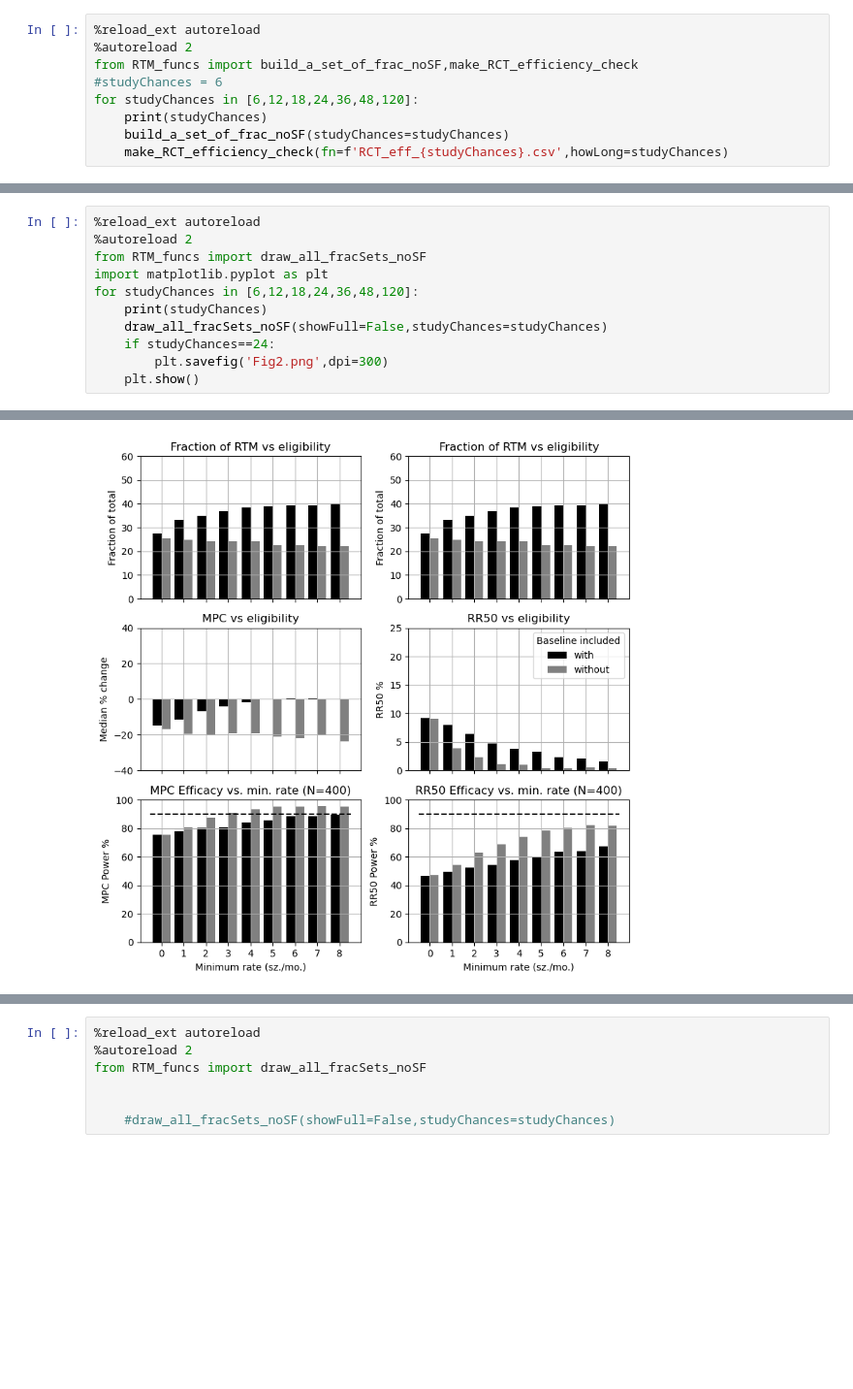
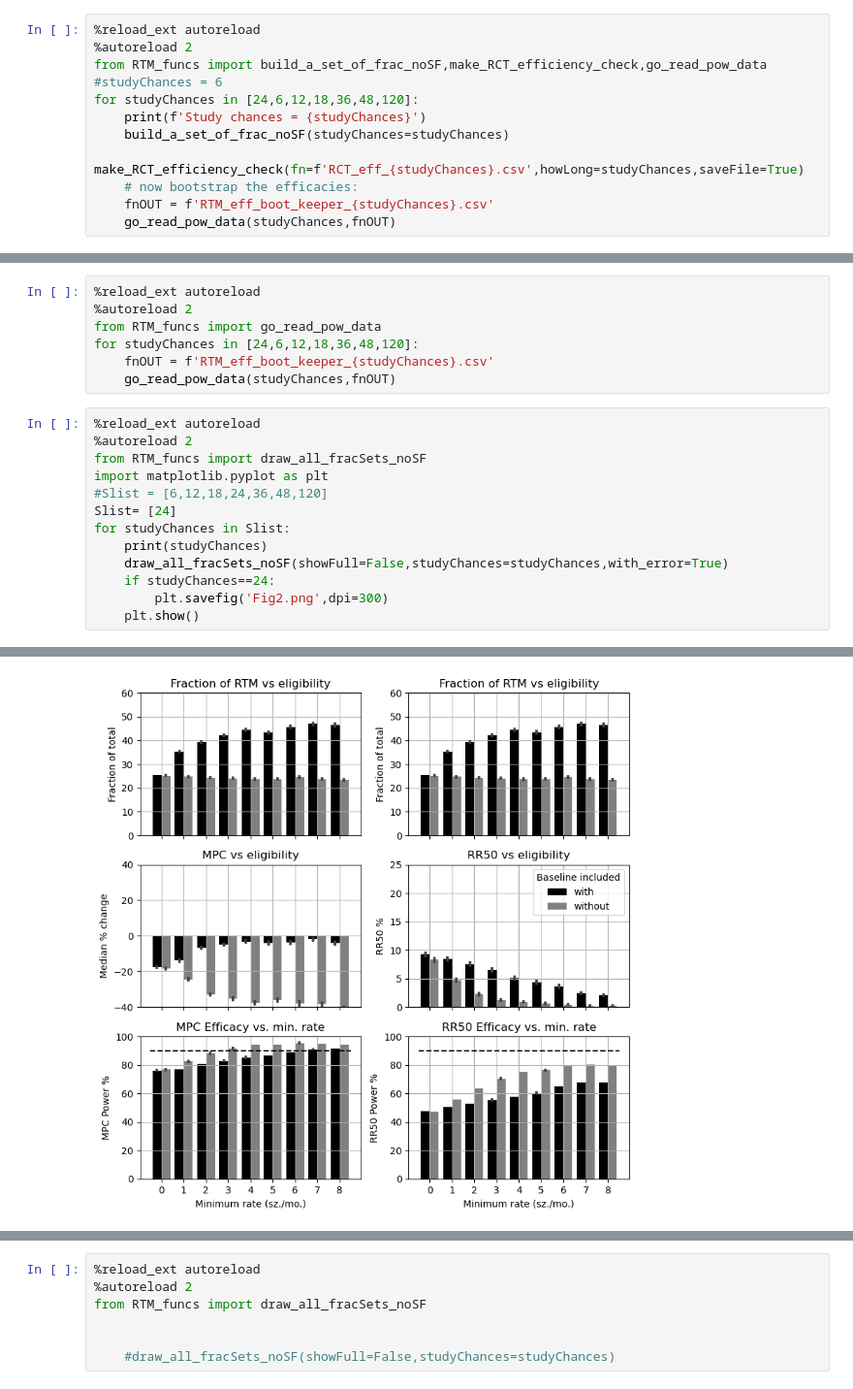
Before and after one commit to GoldenholzLab/RTMsim, a Jupyter notebook: rtm_paper_v2.ipynb, the cells around one changed output, grey strips where cells are left out. Shown at 97% size. Drawn from its saved outputs; the diff is of its cells as text; blank space fills up the shorter version.

```diff
--- a/rtm_paper_v2.ipynb
+++ b/rtm_paper_v2.ipynb
@@ -1,10 +1,13 @@
 # %%
 %reload_ext autoreload
 %autoreload 2
-from RTM_funcs import build_a_set_of_frac_noSF,make_RCT_efficiency_check
+from RTM_funcs import build_a_set_of_frac_noSF,make_RCT_efficiency_check,go_read_pow_data
 #studyChances = 6
-for studyChances in [6,12,18,24,36,48,120]:
-    print(studyChances)
+for studyChances in [24,6,12,18,36,48,120]:
+    print(f'Study chances = {studyChances}')
     build_a_set_of_frac_noSF(studyChances=studyChances)
-    make_RCT_efficiency_check(fn=f'RCT_eff_{studyChances}.csv',howLong=studyChances)
+    make_RCT_efficiency_check(fn=f'RCT_eff_{studyChances}.csv',howLong=studyChances,saveFile=True)
+    # now bootstrap the efficacies:
+    fnOUT = f'RTM_eff_boot_keeper_{studyChances}.csv'
+    go_read_pow_data(studyChances,fnOUT)
 # %% [output]
@@ -43,11 +46,20 @@ N=400 hist=1 baseTF=True minSz=8 drg=0.2 -> RR50 = 0.7196 MPC = 0.9392
+# %%
+%reload_ext autoreload
+%autoreload 2
+from RTM_funcs import go_read_pow_data
+for studyChances in [24,6,12,18,36,48,120]:
+    fnOUT = f'RTM_eff_boot_keeper_{studyChances}.csv'
+    go_read_pow_data(studyChances,fnOUT)
 # %%
 %reload_ext autoreload
 %autoreload 2
 from RTM_funcs import draw_all_fracSets_noSF
 import matplotlib.pyplot as plt
-for studyChances in [6,12,18,24,36,48,120]:
+#Slist = [6,12,18,24,36,48,120]
+Slist= [24]
+for studyChances in Slist:
     print(studyChances)
-    draw_all_fracSets_noSF(showFull=False,studyChances=studyChances)
+    draw_all_fracSets_noSF(showFull=False,studyChances=studyChances,with_error=True)
     if studyChances==24:
         plt.savefig('Fig2.png',dpi=300)
     plt.show()
@@ -56 +84 @@ for studyChances in [6,12,18,24,36,48,120]:
-[figure, old version]
+[figure, new version]
```
Also changed, not shown: parts of 3 cells of this notebook, 3 other files.
